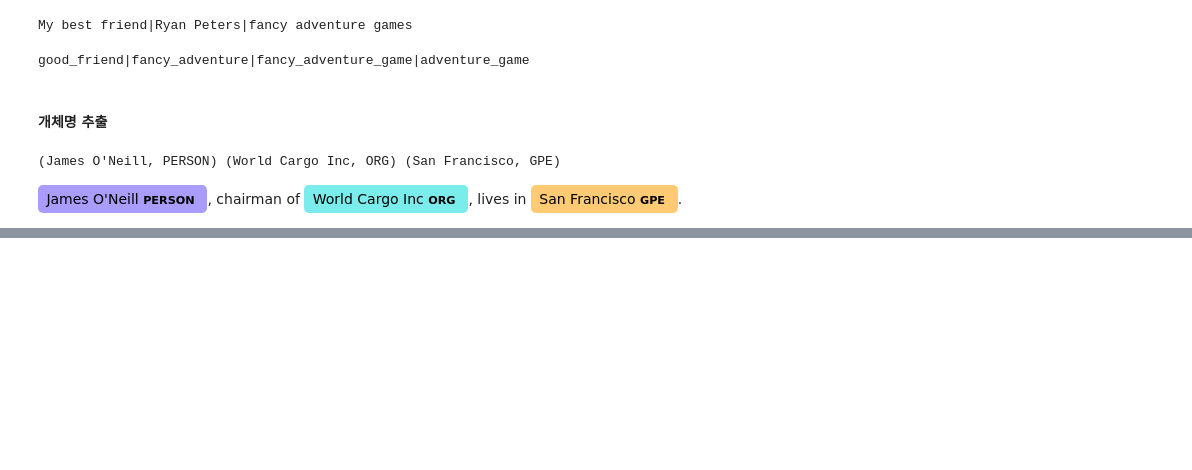
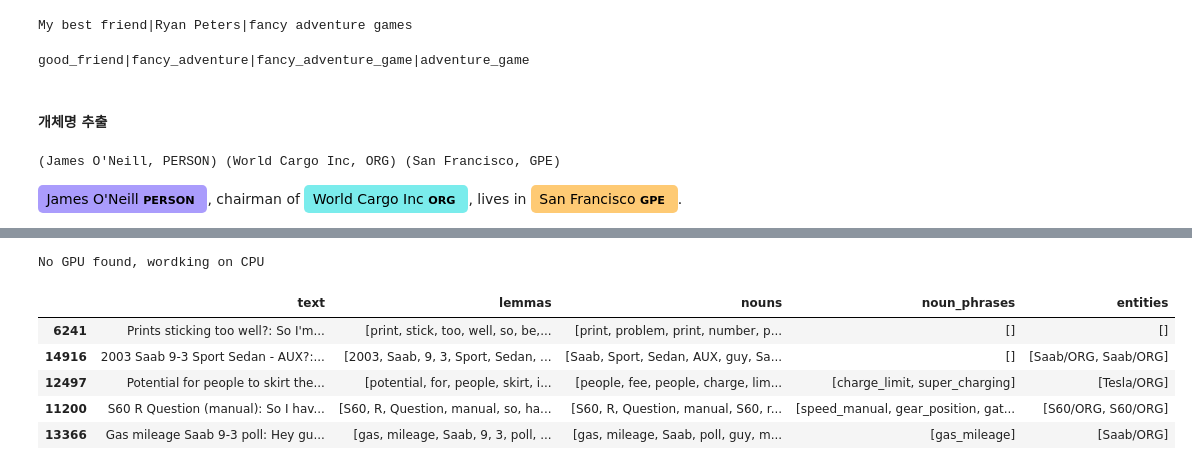
Before and after one commit to chw8207/text_python, a Jupyter notebook: 텍스트데이터준비.ipynb, the cells around one changed output, grey strips where cells are left out. Cells and saved outputs as stored; diff of their text form; code cells hidden in the pictures; blank space fills up the shorter version.

```diff
--- a/텍스트데이터준비.ipynb
+++ b/텍스트데이터준비.ipynb
@@ -667,0 +757,8 @@ def extract_entities(doc, include_types=None, sep='_') :
+# %%
+# GPU에 모델을 로드하기
+if spacy.prefer_gpu() :
+    print('Working on GPU.')
+else :
+    print('No GPU found, wordking on CPU')
+# %% [output]
+No GPU found, wordking on CPU
@@ -667,0 +781,9 @@ def extract_entities(doc, include_types=None, sep='_') :
+# %%
+df[['text', 'lemmas', 'nouns', 'noun_phrases', 'entities']].sample(5)
+# %% [output]
+|  | text | lemmas | nouns | noun_phrases | entities |
+| 6241 | Prints sticking too well?: So I'm... | [print, stick, too, well, so, be,... | [print, problem, print, number, p... | [] | [] |
+| 14916 | 2003 Saab 9-3 Sport Sedan - AUX?:... | [2003, Saab, 9, 3, Sport, Sedan, ... | [Saab, Sport, Sedan, AUX, guy, Sa... | [] | [Saab/ORG, Saab/ORG] |
+| 12497 | Potential for people to skirt the... | [potential, for, people, skirt, i... | [people, fee, people, charge, lim... | [charge_limit, super_charging] | [Tesla/ORG] |
+| 11200 | S60 R Question (manual): So I hav... | [S60, R, Question, manual, so, ha... | [S60, R, Question, manual, S60, r... | [speed_manual, gear_position, gat... | [S60/ORG, S60/ORG] |
+| 13366 | Gas mileage Saab 9-3 poll: Hey gu... | [gas, mileage, Saab, 9, 3, poll, ... | [gas, mileage, Saab, poll, guy, m... | [gas_mileage] | [Saab/ORG] |
```
Also changed, not shown: parts of 21 cells of this notebook.
